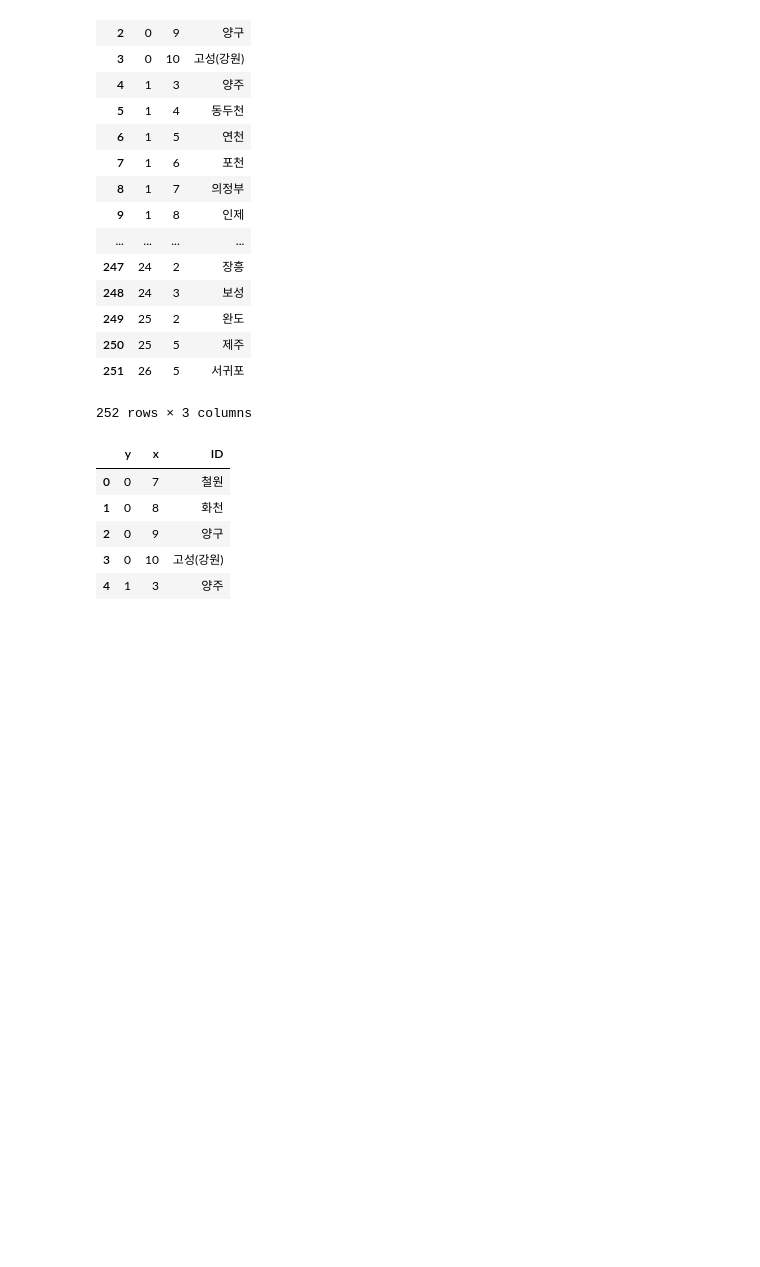
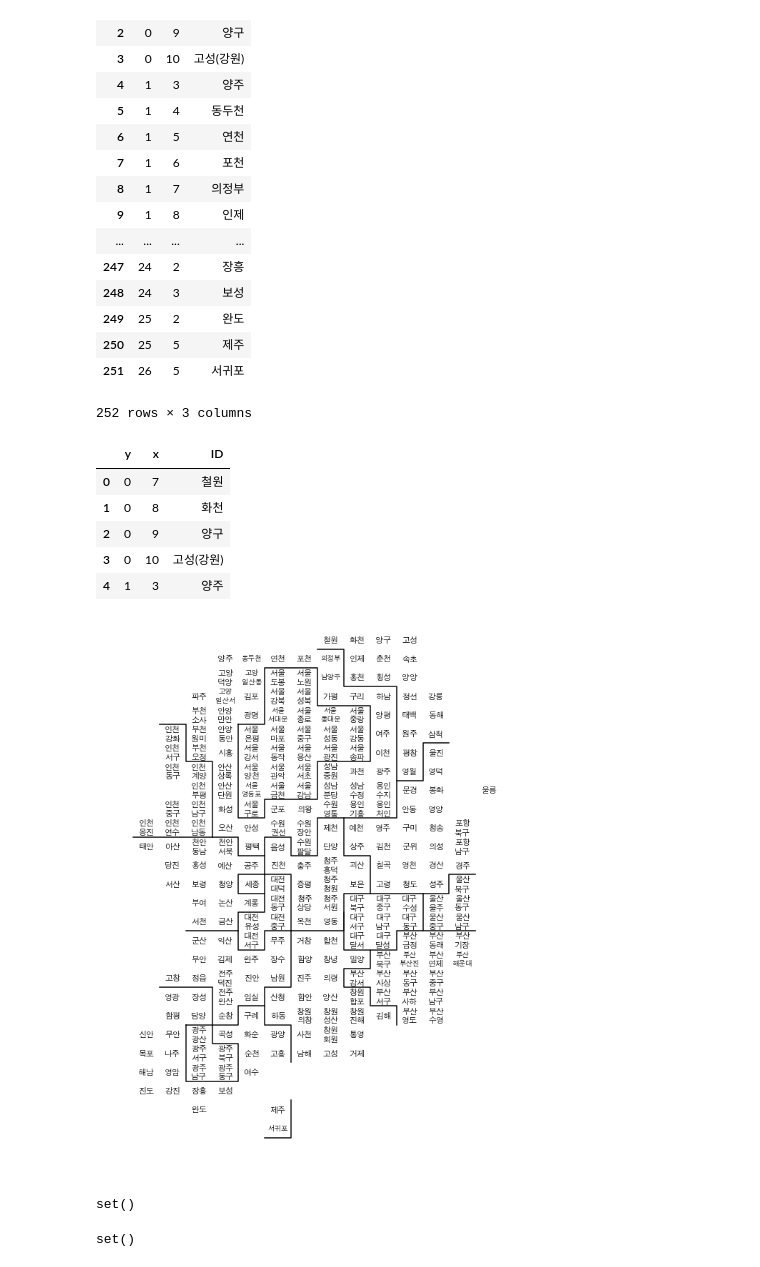
Before and after one commit to ranisop/Data-Science, a Jupyter notebook: 05. Population/05. Population.ipynb, the cells around one changed output. Cells and saved outputs as stored; diff of their text form; code cells hidden in the pictures; blank space fills up the shorter version.

```diff
--- a/05. Population/05. Population.ipynb
+++ b/05. Population/05. Population.ipynb
@@ -449,0 +486,47 @@ draw_korea.to_csv('/Users/nani/Desktop/GitHub/DataScience/data/05. draw_korea.cs
+# %%
+plt.figure(figsize=(8,11))
+# 지역 이름 표시
+for idx, row in draw_korea.iterrows():
+
+    # 광역시는 구 이름이 겹치는 경우가 많아서 시단위 이름도 같이 표시
+    # (중구, 서구)
+    if len(row['ID'].split()) == 2:
+        dispname = '{}\n{}'.format(row['ID'].split()[0], row['ID'].split()[1])
+    elif row['ID'][:2] == '고성':
+        dispname = '고성'
+    else:
+        dispname = row['ID']
+
+    # 서대문구, 서귀포시와 같이 이름이 3자 이상인 경우 작은 글자로 표시
+    if len(dispname.splitlines()[-1]) >= 3:
+        fontsize, linespacing = 9.5, 1.5
+    else:
+        fontsize, linespacing = 11, 1.2
+
+    plt.annotate(dispname, (row['x']+0.5, row['y']+0.5), weight='bold', fontsize=fontsize, ha='center', va='center', linespacing=linespacing)
+
+# 시도 경계 그리기
+for path in BORDER_LINES:
+    ys, xs = zip(*path)
+    plt.plot(xs, ys, c='black', lw=1.5)
+
+plt.gca().invert_yaxis()
+#plt.gca().set_aspect(1)
+
+plt.axis('off')
+plt.tight_layout()
+plt.show()
+# %% [output]
+[figure, added]
+# %%
+# 지역 ID 고유성 유지
+tmp_list = list(set(pop['ID'].unique()) - set(draw_korea['ID'].unique()))
+
+for tmp in tmp_list:
+    pop = pop.drop(pop[pop['ID'] == tmp].index)
+
+print(set(pop['ID'].unique()) - set(draw_korea['ID'].unique()))
+set()
+# %% [output]
+set()
+set()
```
Also changed, not shown: parts of 2 cells of this notebook.
